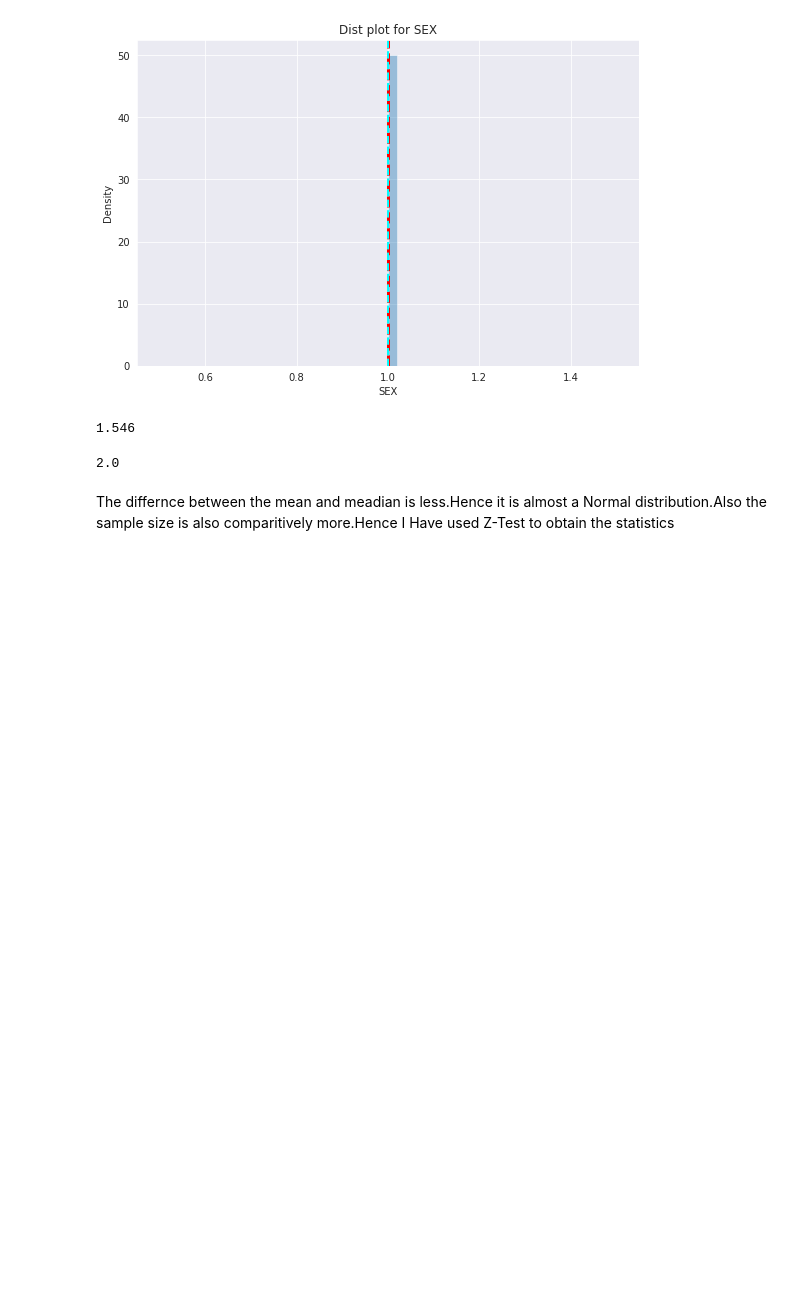
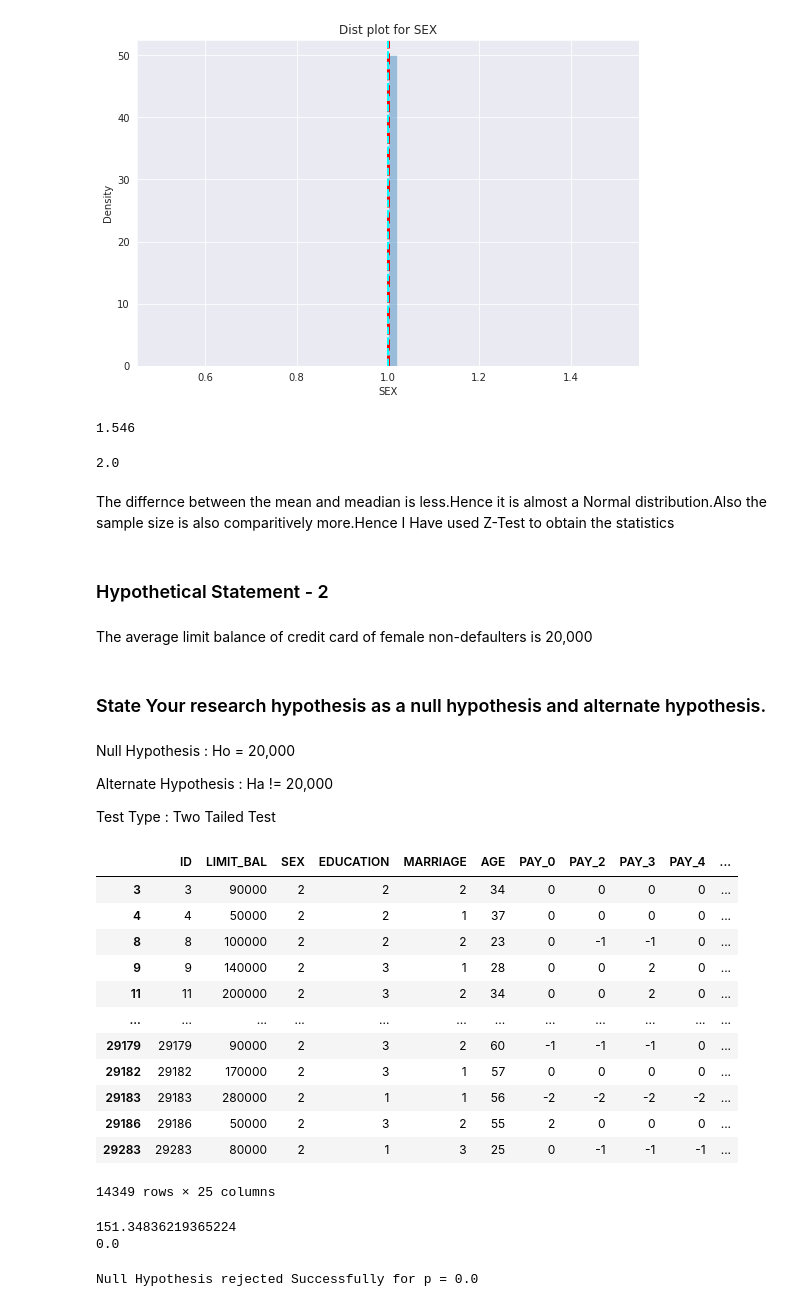
Before and after one commit to 1991Ab/Capstone-Project-3-Credit-Card-Default-Prediction, a Jupyter notebook: DefaultCreditCcard_Individual.ipynb, the cells around one changed output. Saved outputs shown, nothing was run; the diff lists cells and outputs as text; code cells hidden in the pictures; blank space fills up the shorter version.

```diff
--- a/DefaultCreditCcard_Individual.ipynb
+++ b/DefaultCreditCcard_Individual.ipynb
@@ -451,3 +451,35 @@ sample_1["SEX"].median()
 2.0
 # %% [markdown]
 The differnce between the mean and meadian is  less.Hence it is almost a Normal distribution.Also the sample size is also comparitively more.Hence I Have used Z-Test to obtain the statistics
+# %% [markdown]
+### Hypothetical Statement - 2
+# %% [markdown]
+The average limit balance of  credit card of  female  non-defaulters is 20,000
+# %% [markdown]
+### State Your research hypothesis as a null hypothesis and alternate hypothesis.
+# %% [markdown]
+Null Hypothesis : Ho = 20,000
+
+Alternate Hypothesis : Ha != 20,000
+
+Test Type : Two Tailed Test
+# %%
+sample_2=df[(df["SEX"]==2) & (df["Is_defaulters"]==0)]
+# Getting the required parameter values for hypothesis testing
+hypothesis_number = 20000
+# %%
+sample_2
+# %% [output]
+|  | ID | LIMIT_BAL | SEX | EDUCATION | MARRIAGE | AGE | PAY_0 | PAY_2 | PAY_3 | PAY_4 | ... |
+| 3 | 3 | 90000 | 2 | 2 | 2 | 34 | 0 | 0 | 0 | 0 | ... |
+| 4 | 4 | 50000 | 2 | 2 | 1 | 37 | 0 | 0 | 0 | 0 | ... |
+| 8 | 8 | 100000 | 2 | 2 | 2 | 23 | 0 | -1 | -1 | 0 | ... |
+| 9 | 9 | 140000 | 2 | 3 | 1 | 28 | 0 | 0 | 2 | 0 | ... |
+| 11 | 11 | 200000 | 2 | 3 | 2 | 34 | 0 | 0 | 2 | 0 | ... |
+| ... | ... | ... | ... | ... | ... | ... | ... | ... | ... | ... | ... |
+| 29179 | 29179 | 90000 | 2 | 3 | 2 | 60 | -1 | -1 | -1 | 0 | ... |
+| 29182 | 29182 | 170000 | 2 | 3 | 1 | 57 | 0 | 0 | 0 | 0 | ... |
+| 29183 | 29183 | 280000 | 2 | 1 | 1 | 56 | -2 | -2 | -2 | -2 | ... |
+| 29186 | 29186 | 50000 | 2 | 3 | 2 | 55 | 2 | 0 | 0 | 0 | ... |
+| 29283 | 29283 | 80000 | 2 | 1 | 3 | 25 | 0 | -1 | -1 | -1 | ... |
+14349 rows × 25 columns
@@ -453,0 +494,10 @@ The differnce between the mean and meadian is  less.Hence it is almost a Normal
+# %%
+print(z)
+print(p_value)
+# %% [output]
+151.34836219365224
+0.0
+# %%
+print(conclusion(p_value))
+# %% [output]
+Null Hypothesis rejected Successfully for p = 0.0
```
Also changed, not shown: parts of 8 cells of this notebook.
